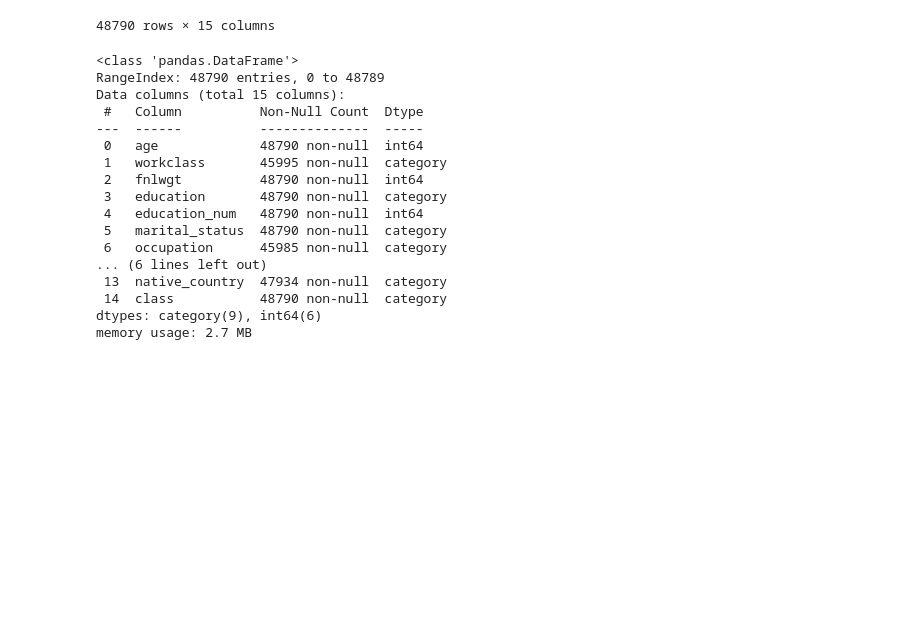
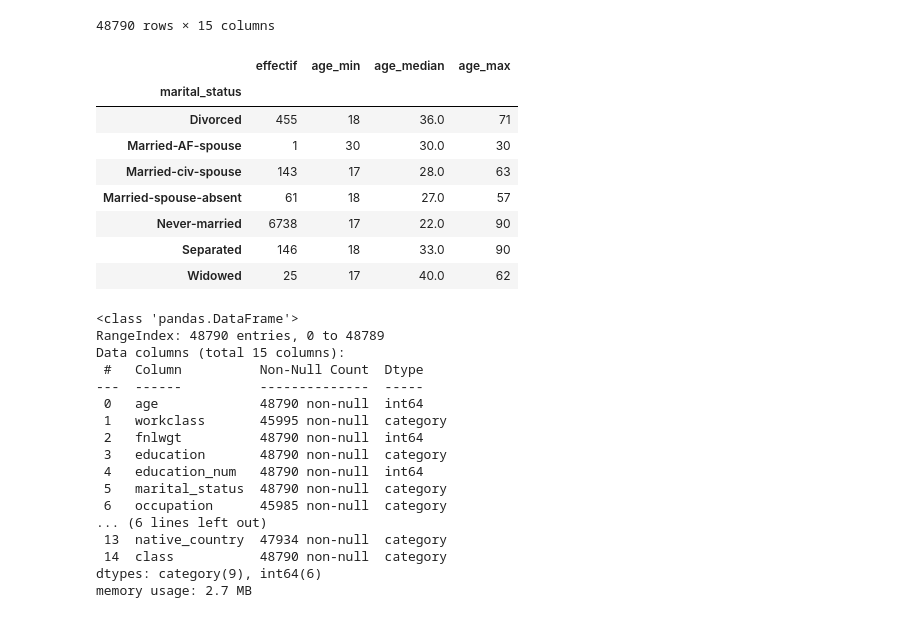
Before and after one commit to raphael-wqwq/census-income-prediction, a Jupyter notebook: dataset_adult.ipynb, the cells around one changed output. Cells and saved outputs as stored; diff of their text form; code cells hidden in the pictures; blank space fills up the shorter version.

```diff
--- a/dataset_adult.ipynb
+++ b/dataset_adult.ipynb
@@ -19,6 +19,25 @@ df
 | 48788 | 44 | Private | 83891 | Bachelors | 13 | Divorced | Adm-clerical | Own-child | ... |
 | 48789 | 35 | Self-emp-inc | 182148 | Bachelors | 13 | Married-civ-spouse | Exec-managerial | Husband | ... |
 48790 rows × 15 columns
+# %%
+df.loc[
+    df["relationship"] == "Own-child"
+].groupby("marital_status").agg(
+    effectif=("age", "size"),
+    age_min=("age", "min"),
+    age_median=("age", "median"),
+    age_max=("age", "max")
+)
+# %% [output]
+|  | effectif | age_min | age_median | age_max |
+| marital_status |  |  |  |  |
+| Divorced | 455 | 18 | 36.0 | 71 |
+| Married-AF-spouse | 1 | 30 | 30.0 | 30 |
+| Married-civ-spouse | 143 | 17 | 28.0 | 63 |
+| Married-spouse-absent | 61 | 18 | 27.0 | 57 |
+| Never-married | 6738 | 17 | 22.0 | 90 |
+| Separated | 146 | 18 | 33.0 | 90 |
+| Widowed | 25 | 17 | 40.0 | 62 |
 # %%
 df.info()
 df.isna().sum()
```
Also changed, not shown: 3 other files.
